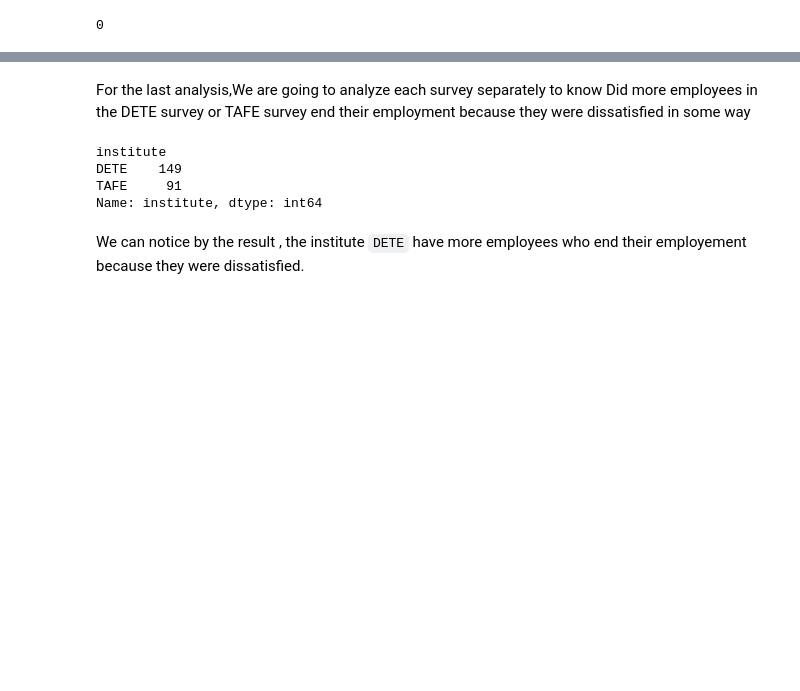
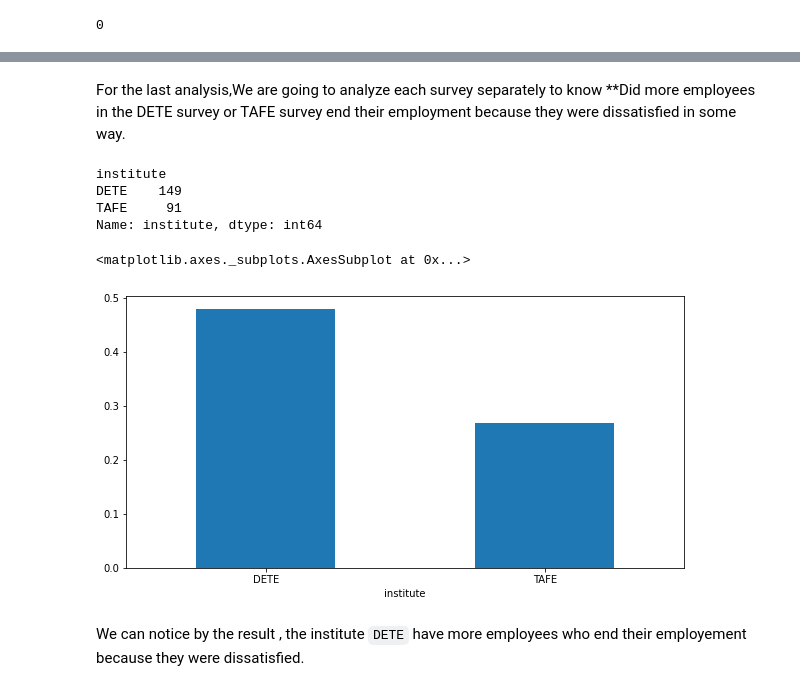
Before and after one commit to biad-iritie/Clean-And-Analyze-Employee-Exit-Surveys, a Jupyter notebook: Clean And Analyze Employee Exit Surveys.ipynb, the cells around one changed output, grey strips where cells are left out. Cells and saved outputs as stored; diff of their text form; code cells hidden in the pictures; blank space fills up the shorter version.

```diff
--- a/Clean And Analyze Employee Exit Surveys.ipynb
+++ b/Clean And Analyze Employee Exit Surveys.ipynb
@@ -681,5 +684,5 @@ Name: age_cat, dtype: int64
 # %% [markdown]
-For the last analysis,We are going to analyze each survey separately to know Did more employees in the DETE survey or TAFE survey end their employment because they were dissatisfied in some way
+For the last analysis,We are going to analyze each survey separately to know **Did more employees in the DETE survey or TAFE survey end their employment because they were dissatisfied in some way.
 # %%
 combined_updated[combined_updated['dissatisfied']==True].groupby('institute')['institute'].count()
 # %% [output]
@@ -687,5 +690,11 @@ institute
 DETE    149
 TAFE     91
 Name: institute, dtype: int64
+# %%
+combined_pivot = pd.pivot_table(combined_updated, index='institute', values='dissatisfied')
+combined_pivot.plot(kind='bar', rot=360, figsize=(10,5), legend=False)
+# %% [output]
+<matplotlib.axes._subplots.AxesSubplot at 0x...>
+[figure, added]
 # %% [markdown]
 We can notice by the result , the institute `DETE` have more employees who end their employement because they were dissatisfied.
```
Also changed, not shown: parts of 10 cells of this notebook.
